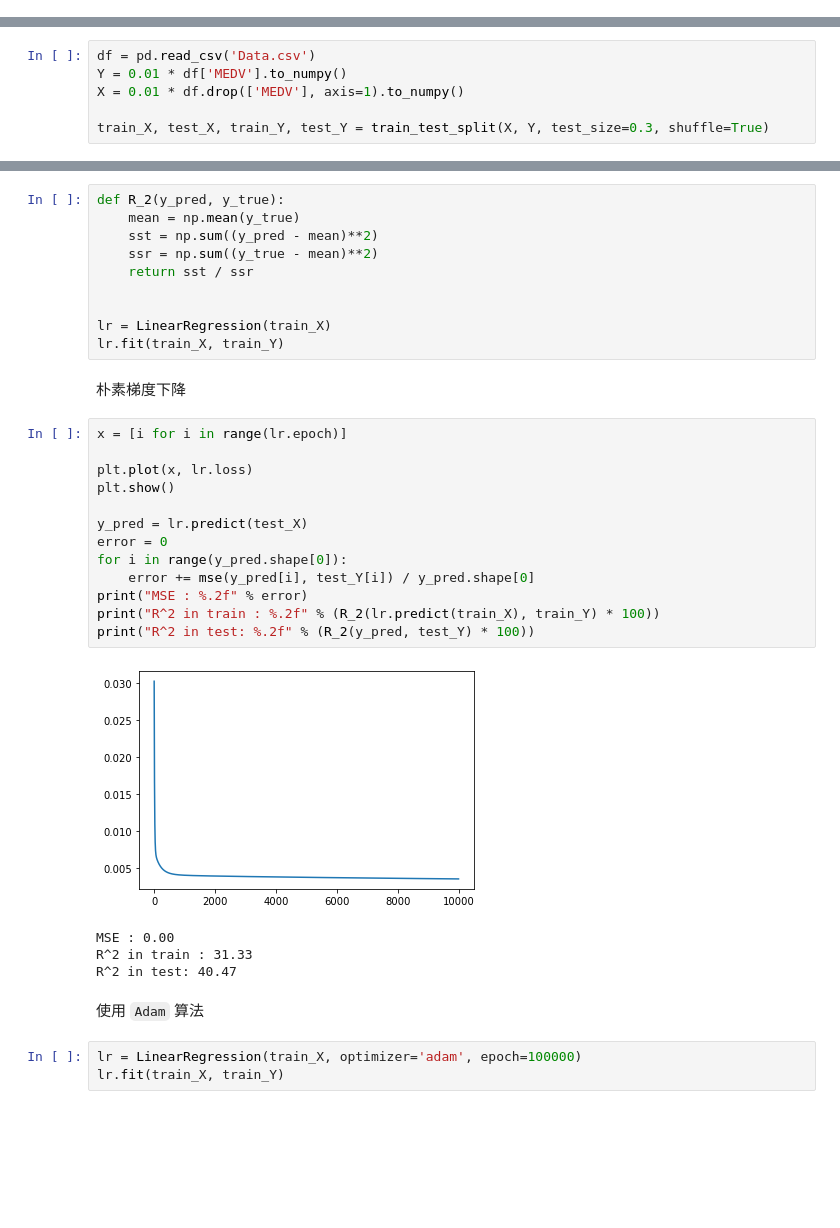
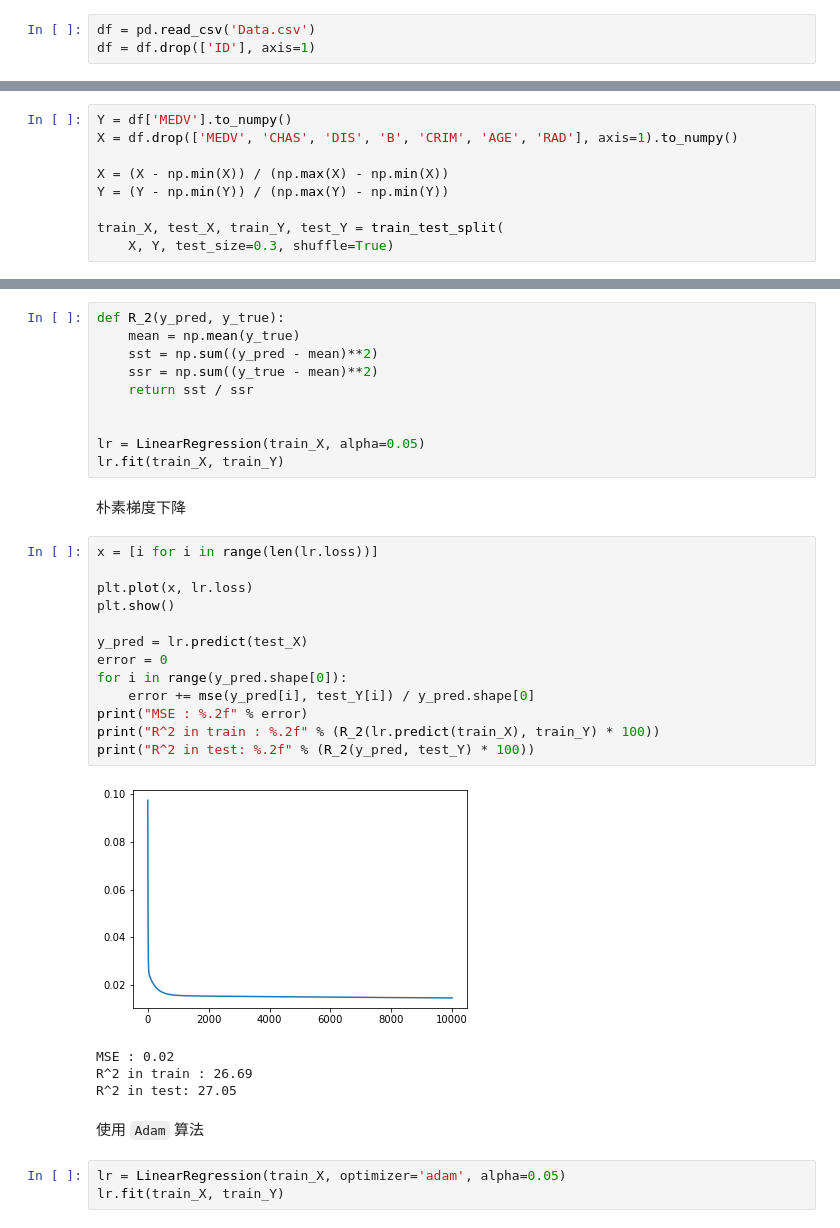
Before and after one commit to topdeoo/ML-Lab, a Jupyter notebook: lab01/lab.ipynb, the cells around one changed output, grey strips where cells are left out. Cells and saved outputs as stored; diff of their text form; blank space fills up the shorter version.

```diff
--- a/lab01/lab.ipynb
+++ b/lab01/lab.ipynb
@@ -10,3 +10,6 @@ import seaborn as sns
 from sklearn.model_selection import train_test_split
 from sklearn.preprocessing import LabelEncoder
 %matplotlib inline
+# %%
+df = pd.read_csv('Data.csv')
+df = df.drop(['ID'], axis=1)
@@ -13,9 +32,12 @@ from sklearn.preprocessing import LabelEncoder
 # %%
-df = pd.read_csv('Data.csv')
-Y = 0.01 * df['MEDV'].to_numpy()
-X = 0.01 * df.drop(['MEDV'], axis=1).to_numpy()
+Y = df['MEDV'].to_numpy()
+X = df.drop(['MEDV', 'CHAS', 'DIS', 'B', 'CRIM', 'AGE', 'RAD'], axis=1).to_numpy()
 
-train_X, test_X, train_Y, test_Y = train_test_split(X, Y, test_size=0.3, shuffle=True)
+X = (X - np.min(X)) / (np.max(X) - np.min(X))
+Y = (Y - np.min(Y)) / (np.max(Y) - np.min(Y))
+
+train_X, test_X, train_Y, test_Y = train_test_split(
+    X, Y, test_size=0.3, shuffle=True)
 # %% [markdown]
 ## 实验主体：
 
@@ -117,32 +139,32 @@ def R_2(y_pred, y_true):
     return sst / ssr
 
 
-lr = LinearRegression(train_X)
+lr = LinearRegression(train_X, alpha=0.05)
 lr.fit(train_X, train_Y)
 # %% [markdown]
 朴素梯度下降
 # %%
-x = [i for i in range(lr.epoch)]
+x = [i for i in range(len(lr.loss))]
 
 plt.plot(x, lr.loss)
 plt.show()
 
 y_pred = lr.predict(test_X)
 error = 0
 for i in range(y_pred.shape[0]):
     error += mse(y_pred[i], test_Y[i]) / y_pred.shape[0]
 print("MSE : %.2f" % error)
 print("R^2 in train : %.2f" % (R_2(lr.predict(train_X), train_Y) * 100))
 print("R^2 in test: %.2f" % (R_2(y_pred, test_Y) * 100))
 # %% [output]
-[figure, old version]
+[figure, new version]
-MSE : 0.00
-R^2 in train : 31.33
-R^2 in test: 40.47
+MSE : 0.02
+R^2 in train : 26.69
+R^2 in test: 27.05
 # %% [markdown]
 使用 `Adam` 算法
 # %%
-lr = LinearRegression(train_X, optimizer='adam', epoch=100000)
+lr = LinearRegression(train_X, optimizer='adam', alpha=0.05)
 lr.fit(train_X, train_Y)
 # %%
 x = [i for i in range(lr.epoch + 1)]
```
Also changed, not shown: parts of 5 cells of this notebook.
